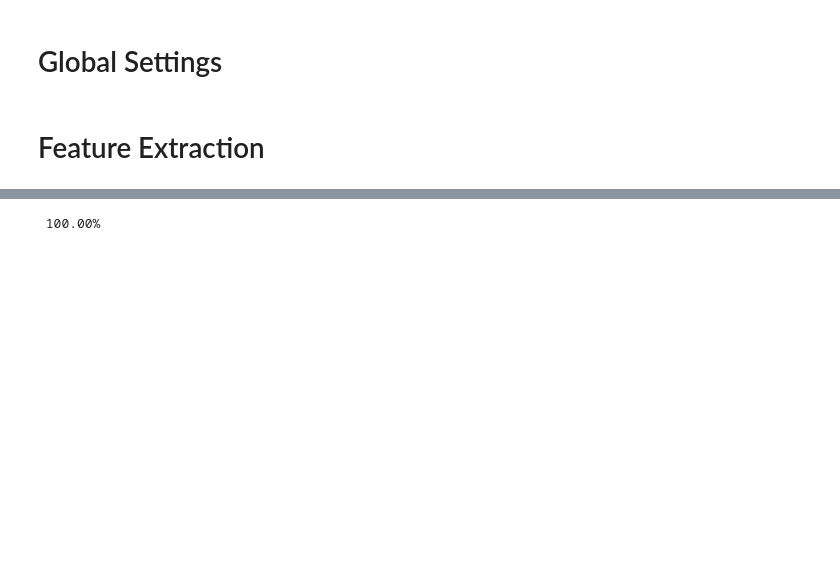
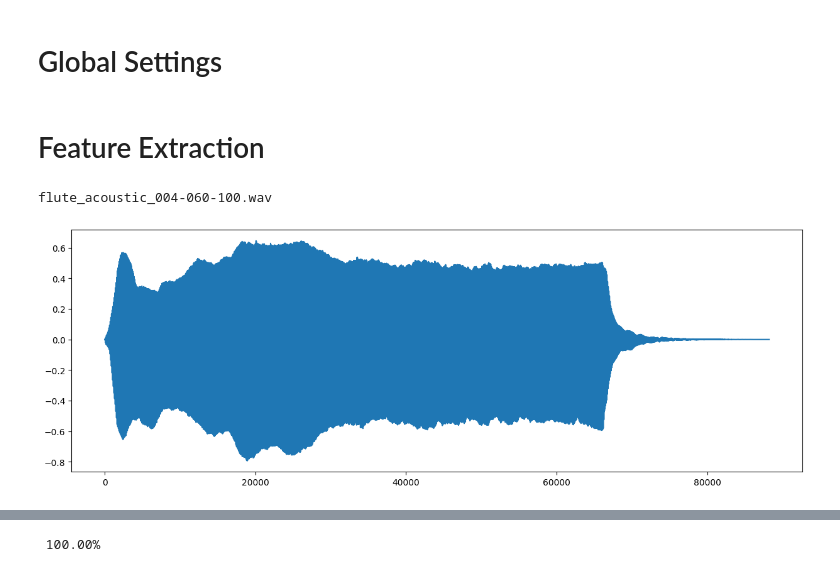
Before and after one commit to hongjumeow/GCT634, a Jupyter notebook: hw1/GCT634_HW1.ipynb, the cells around one changed output, grey strips where cells are left out. Cells and saved outputs as stored; diff of their text form; code cells hidden in the pictures; blank space fills up the shorter version.

```diff
--- a/hw1/GCT634_HW1.ipynb
+++ b/hw1/GCT634_HW1.ipynb
@@ -28,3 +28,15 @@ NUM_TRAIN = 1100 # 1100
 NUM_VALID = 300 # 300
 # %% [markdown]
 # Feature Extraction
+# %%
+file_path = './gct634_nsynth/train/'
+files = os.listdir(file_path)
+y, sr = librosa.load(file_path + files[NUM_TRAIN // 10 * 2])
+
+
+plt.figure(figsize=(15, 5))
+plt.plot(y)
+print(files[NUM_TRAIN // 10 * 2])
+# %% [output]
+flute_acoustic_004-060-100.wav
+[figure, added]
```
Also changed, not shown: parts of 5 cells of this notebook.
